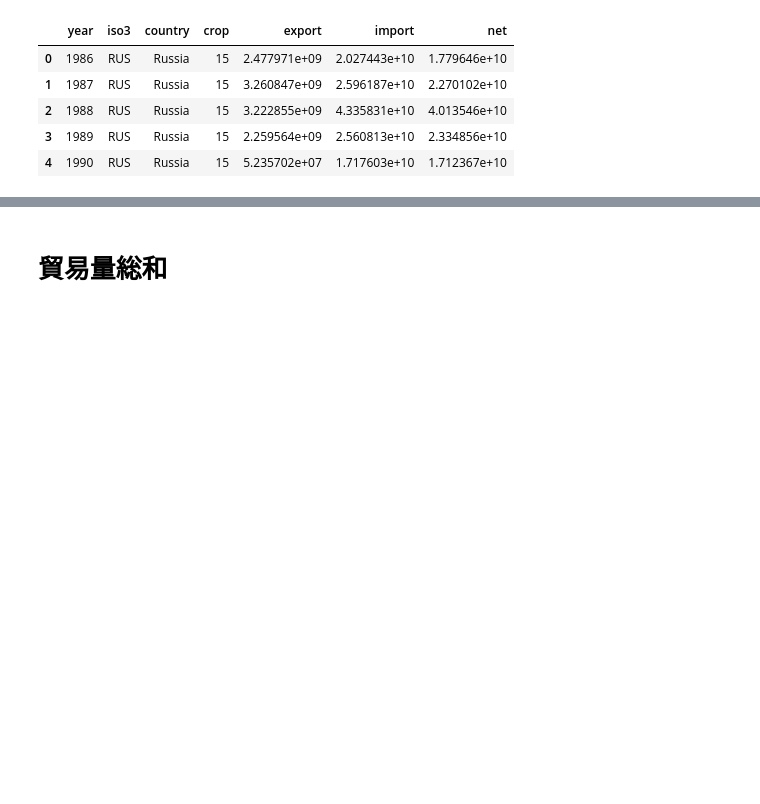
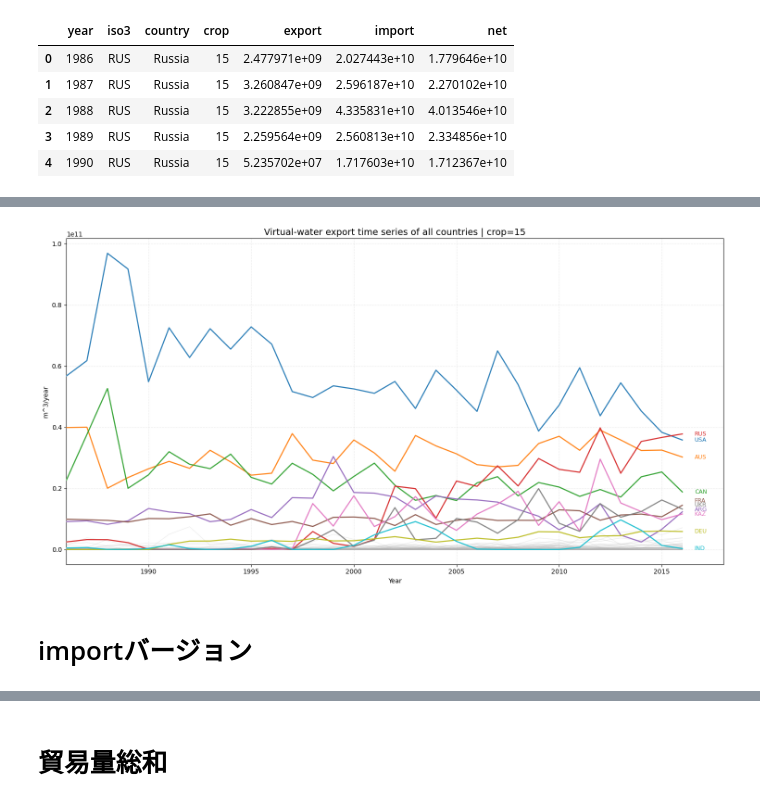
Before and after one commit to hgsl-general/2025_master_Tsuda, a Jupyter notebook: codes/net.ipynb, the cells around one changed output, grey strips where cells are left out. Saved outputs shown, nothing was run; the diff lists cells and outputs as text; code cells hidden in the pictures; blank space fills up the shorter version.

```diff
--- a/codes/net.ipynb
+++ b/codes/net.ipynb
@@ -1338,0 +1408,16 @@ df_long, df_wide = plot_vwt_export_timeseries_all_countries(
+# %%
+COUNTRY_LIST_XLSX = r"C:\修論研究\VWT_historical_data\country_list.xlsx"
+VWT_NPY_TEMPLATE  = r"C:\修論研究\VWT_historical_data\VWT_npy\VWT_{crop}_{year}.npy"
+
+df_long, df_wide = plot_vwt_export_timeseries_all_countries(
+    crop=15,
+    year_start=1986,
+    year_end=2016,
+    country_list_xlsx=COUNTRY_LIST_XLSX,
+    vwt_npy_template=VWT_NPY_TEMPLATE,
+    top_n_label=10,
+)
+# %% [output]
+[figure, added]
+# %% [markdown]
+# importバージョン
```
Also changed, not shown: parts of 12 cells of this notebook.
